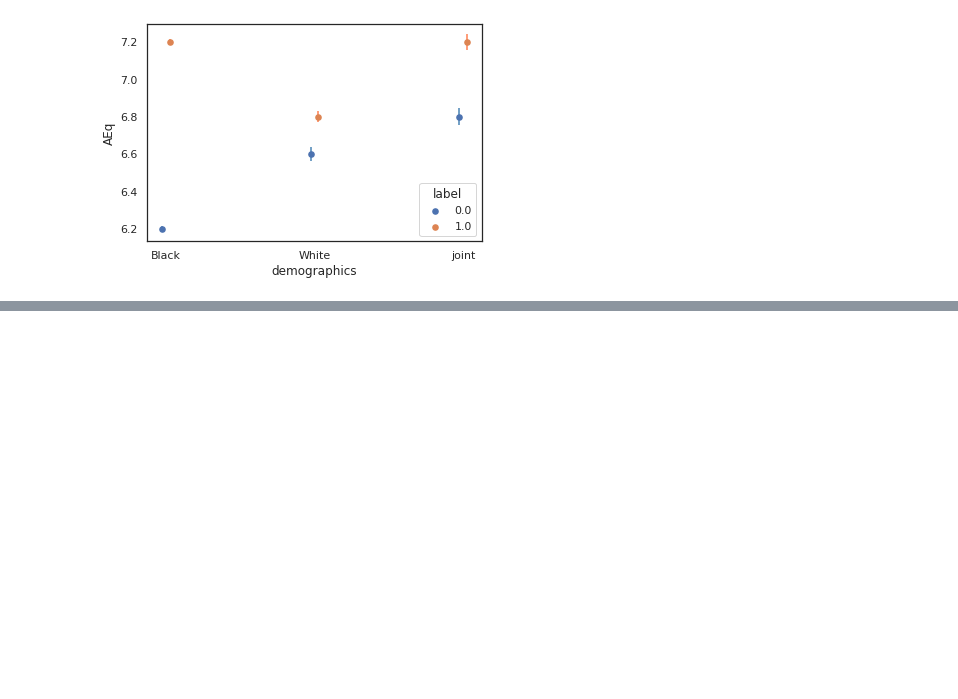
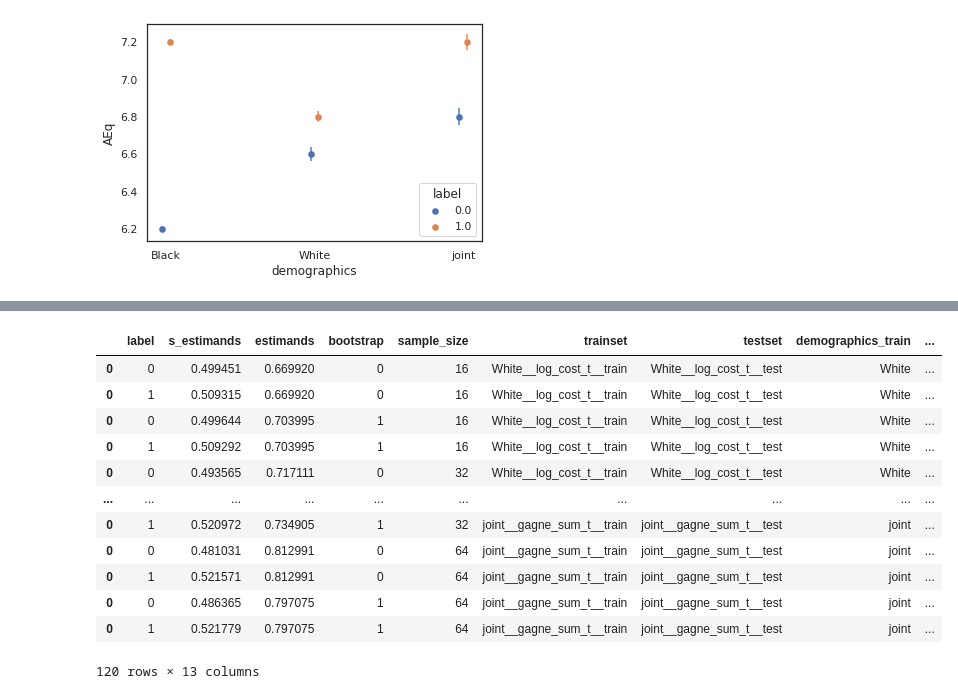
Before and after one commit to Nadkarni-Lab/cnnMCSE, a Jupyter notebook: demo/Demo-cleaned.ipynb, the cells around one changed output, grey strips where cells are left out. Cells and saved outputs as stored; diff of their text form; code cells hidden in the pictures; blank space fills up the shorter version.

Commit message:
Finished updating code for estimands calculating.
Estimands calculations includes before and after. Need to repackage into python script.

```diff
--- a/demo/Demo-cleaned.ipynb
+++ b/demo/Demo-cleaned.ipynb
@@ -204,0 +258,27 @@ NameError: name 'current_label' is not defined
+# %%
+df, preds_df = mitigate_disparity_custom(
+    dataset_path='./preprocssed_demo_demographics.tsv',
+    demographics_cols = "demographics",
+    outcome_cols = "log_cost_t,gagne_sum_t",
+    exclude_cols = "log_cost_avoidable_t,demographics",
+    root_dir = "./mitigate",
+    models = "A3,FCN",
+    input_dim = 149,
+    hidden_size = 64,
+    start_seed = 42,
+    zoo_models = None,
+    max_sample_size=128,
+    sampler_mode=None,
+    frequency=True,
+    stratified=True,
+    n_bootstraps=2,
+    config=None,
+    log_scale=2,
+    min_sample_size=16,
+    absolute_scale=False,
+    batch_size=1,
+    shuffle=True,
+    num_workers=4,
+    current_dataset="custom",
+    metric_type="sAUC"
+)
@@ -204,0 +309,16 @@ NameError: name 'current_label' is not defined
+# %%
+df
+# %% [output]
+|  | label | s_estimands | estimands | bootstrap | sample_size | trainset | testset | demographics_train | ... |
+| 0 | 0 | 0.499451 | 0.669920 | 0 | 16 | White__log_cost_t__train | White__log_cost_t__test | White | ... |
+| 0 | 1 | 0.509315 | 0.669920 | 0 | 16 | White__log_cost_t__train | White__log_cost_t__test | White | ... |
+| 0 | 0 | 0.499644 | 0.703995 | 1 | 16 | White__log_cost_t__train | White__log_cost_t__test | White | ... |
+| 0 | 1 | 0.509292 | 0.703995 | 1 | 16 | White__log_cost_t__train | White__log_cost_t__test | White | ... |
+| 0 | 0 | 0.493565 | 0.717111 | 0 | 32 | White__log_cost_t__train | White__log_cost_t__test | White | ... |
+| ... | ... | ... | ... | ... | ... | ... | ... | ... | ... |
+| 0 | 1 | 0.520972 | 0.734905 | 1 | 32 | joint__gagne_sum_t__train | joint__gagne_sum_t__test | joint | ... |
+| 0 | 0 | 0.481031 | 0.812991 | 0 | 64 | joint__gagne_sum_t__train | joint__gagne_sum_t__test | joint | ... |
+| 0 | 1 | 0.521571 | 0.812991 | 0 | 64 | joint__gagne_sum_t__train | joint__gagne_sum_t__test | joint | ... |
+| 0 | 0 | 0.486365 | 0.797075 | 1 | 64 | joint__gagne_sum_t__train | joint__gagne_sum_t__test | joint | ... |
+| 0 | 1 | 0.521779 | 0.797075 | 1 | 64 | joint__gagne_sum_t__train | joint__gagne_sum_t__test | joint | ... |
+120 rows × 13 columns
```
Also changed, not shown: parts of 8 cells of this notebook, 4 other files.
